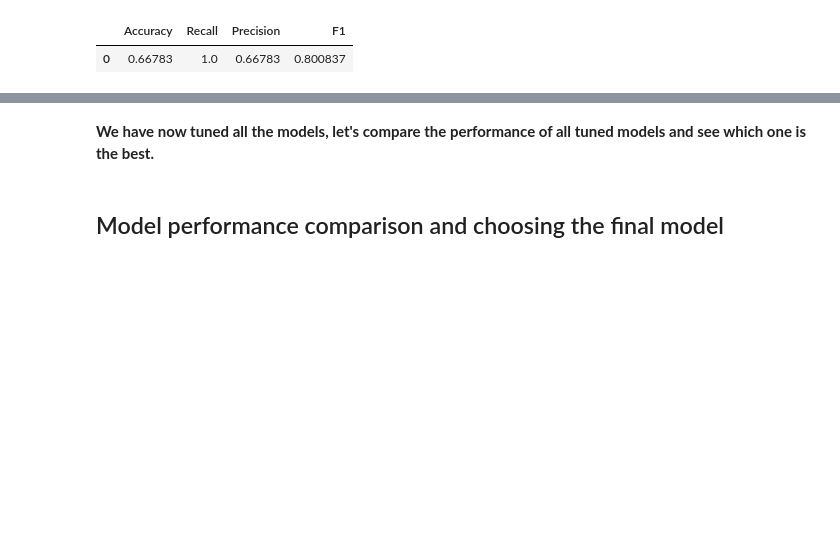
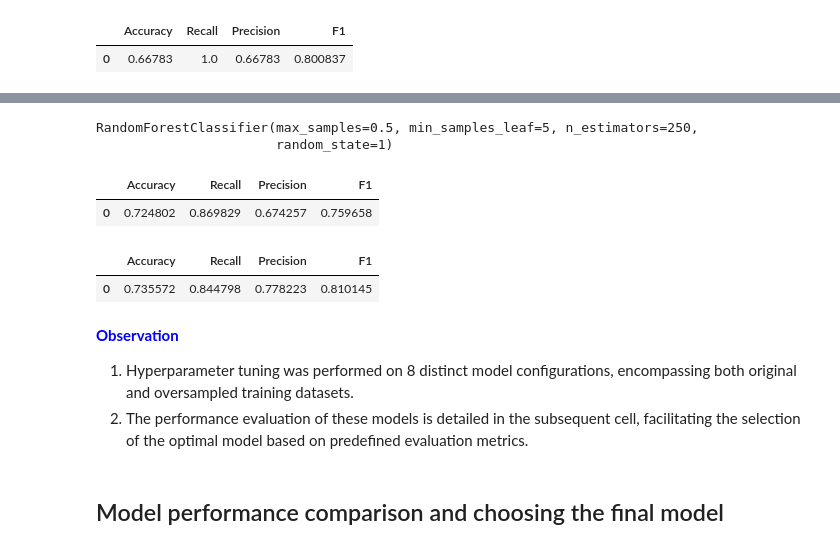
Before and after one commit to RashmiJK/PGP-AIML-EasyVisa-AML, a Jupyter notebook: easyvisa_modeling.ipynb, the cells around one changed output, grey strips where cells are left out. Drawn from its saved outputs; the diff is of its cells as text; code cells hidden in the pictures; blank space fills up the shorter version.

```diff
--- a/easyvisa_modeling.ipynb
+++ b/easyvisa_modeling.ipynb
@@ -1766,20 +1861,29 @@ xgb_val_perf_sm
 # %%
-# Complete the code to define the best model
-tuned_rf2 = RandomForestClassifier(
-    max_features=_____,
-    random_state=_____,
-    max_samples=_____,
-    n_estimators=_____,
-    min_samples_leaf=_____,
+# Set the parameters to the best valued searched by RandomizedSearchCV
+tuned_rf_sm = RandomForestClassifier(
+    max_features='sqrt',
+    random_state=1,
+    max_samples=0.5,
+    n_estimators=250,
+    min_samples_leaf=5,
 )
 
-tuned_rf2.fit(X_train_un, y_train_un)
+tuned_rf_sm.fit(X_train_over, y_train_over)
+# %% [output]
+RandomForestClassifier(max_samples=0.5, min_samples_leaf=5, n_estimators=250,
+                       random_state=1)
 # %%
-rf2_train_perf = model_performance_classification_sklearn(
-    tuned_rf2, X_train_un, y_train_un
+rf_train_perf_sm = model_performance_classification_sklearn(
+    tuned_rf_sm, X_train_un, y_train_un
 )
-rf2_train_perf
+rf_train_perf_sm
+# %% [output]
+|  | Accuracy | Recall | Precision | F1 |
+| 0 | 0.724802 | 0.869829 | 0.674257 | 0.759658 |
 # %%
-## Complete the code to print the model performance on the validation data.
-rf2_val_perf = model_performance_classification_sklearn(tuned_rf2,_____,_____)
-rf2_val_perf
+## Compute model performance on the validation data.
+rf_val_perf_sm = model_performance_classification_sklearn(tuned_rf_sm,X_val,y_val)
+rf_val_perf_sm
+# %% [output]
+|  | Accuracy | Recall | Precision | F1 |
+| 0 | 0.735572 | 0.844798 | 0.778223 | 0.810145 |
@@ -1807,5 +1890,8 @@ print("Best parameters are {} with CV score={}:" .format(randomized_cv.best_para
 # %% [markdown]
-**We have now tuned all the models, let's compare the performance of all tuned models and see which one is the best.**
+<span style="color: blue;">**Observation**</span>
+
+1. Hyperparameter tuning was performed on 8 distinct model configurations, encompassing both original and oversampled training datasets.
+2. The performance evaluation of these models is detailed in the subsequent cell, facilitating the selection of the optimal model based on predefined evaluation metrics.
 # %% [markdown]
 ## Model performance comparison and choosing the final model
 # %%
```
Also changed, not shown: parts of 8 cells of this notebook.
